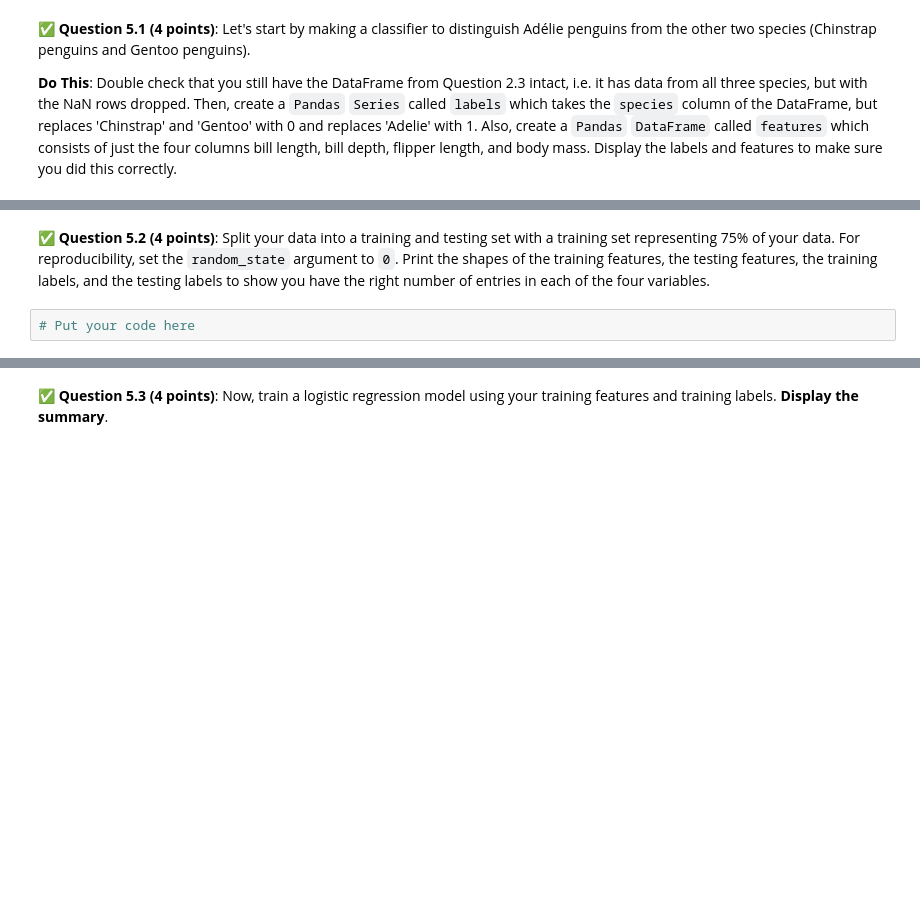
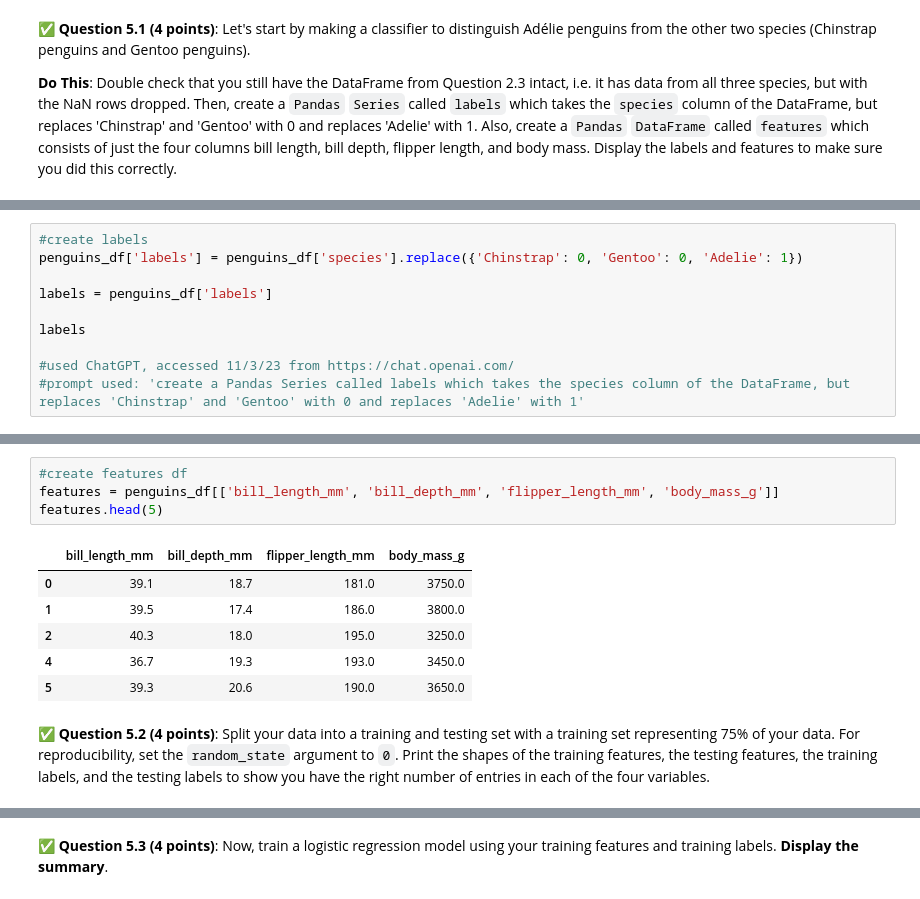
Before and after one commit to sarahhoogstraten/CMSE202-f23-turnin, a Jupyter notebook: hw-03/HW-03_Regression-SarahHoogstraten.ipynb, the cells around one changed output, grey strips where cells are left out. Cells and saved outputs as stored; diff of their text form; blank space fills up the shorter version.

```diff
--- a/hw-03/HW-03_Regression-SarahHoogstraten.ipynb
+++ b/hw-03/HW-03_Regression-SarahHoogstraten.ipynb
@@ -526,0 +542,10 @@ In this part, we'd like to use logistic regression to classify the species of a
+# %%
+#create labels
+penguins_df['labels'] = penguins_df['species'].replace({'Chinstrap': 0, 'Gentoo': 0, 'Adelie': 1})
+
+labels = penguins_df['labels']
+
+labels
+
+#used ChatGPT, accessed 11/3/23 from https://chat.openai.com/
+#prompt used: 'create a Pandas Series called labels which takes the species column of the DataFrame, but replaces 'Chinstrap' and 'Gentoo' with 0 and replaces 'Adelie' with 1'
@@ -527,4 +565,13 @@ In this part, we'd like to use logistic regression to classify the species of a
+# %%
+#create features df
+features = penguins_df[['bill_length_mm', 'bill_depth_mm', 'flipper_length_mm', 'body_mass_g']]
+features.head(5)
+# %% [output]
+|  | bill_length_mm | bill_depth_mm | flipper_length_mm | body_mass_g |
+| 0 | 39.1 | 18.7 | 181.0 | 3750.0 |
+| 1 | 39.5 | 17.4 | 186.0 | 3800.0 |
+| 2 | 40.3 | 18.0 | 195.0 | 3250.0 |
+| 4 | 36.7 | 19.3 | 193.0 | 3450.0 |
+| 5 | 39.3 | 20.6 | 190.0 | 3650.0 |
 # %% [markdown]
 &#9989;  **Question 5.2 (4 points)**: Split your data into a training and testing set with a training set representing 75% of your data. For reproducibility, set the `random_state` argument to `0`. Print the shapes of the training features, the testing features, the training labels, and the testing labels to show you have the right number of entries in each of the four variables.
-# %%
-# Put your code here
```
Also changed, not shown: parts of 17 cells of this notebook.
